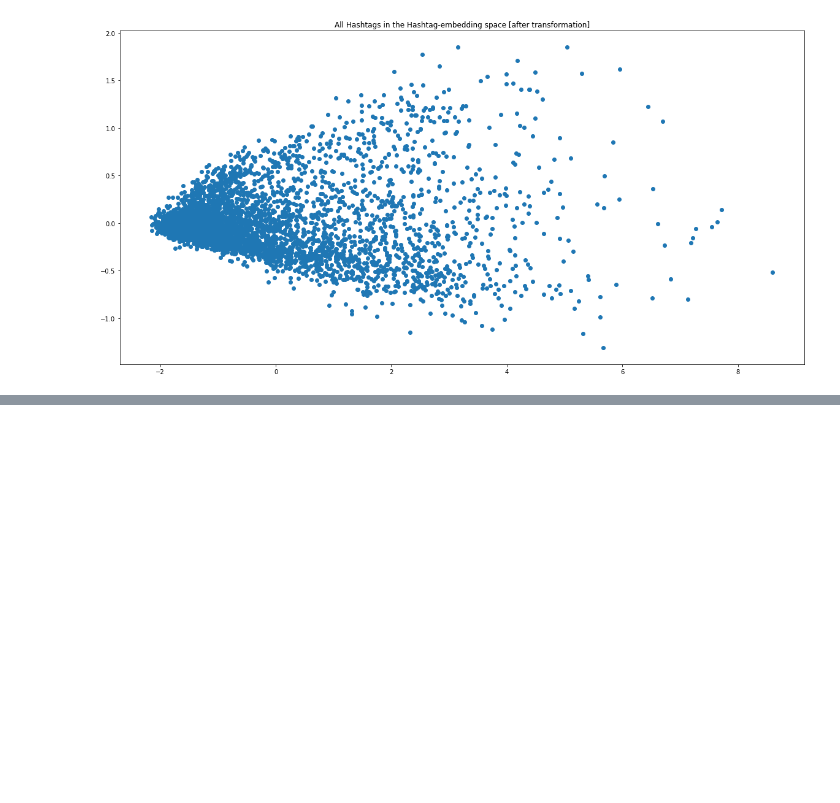
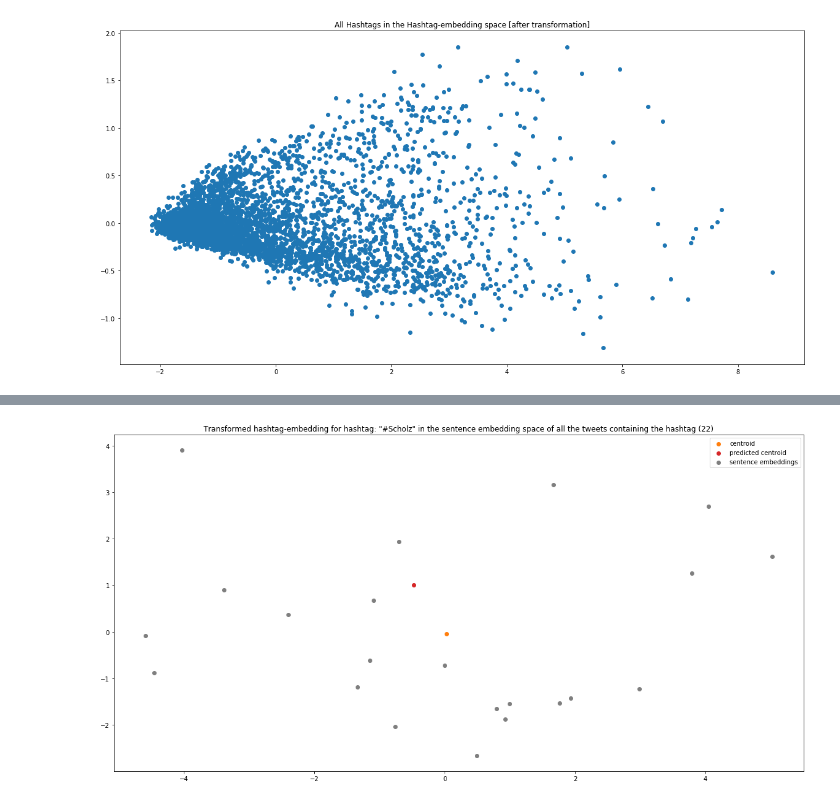
Before and after one commit to danielmuellerdev/HASHET, a Jupyter notebook: display_data.ipynb, the cells around one changed output, grey strips where cells are left out. Cells and saved outputs as stored; diff of their text form; code cells hidden in the pictures; blank space fills up the shorter version.

```diff
--- a/display_data.ipynb
+++ b/display_data.ipynb
@@ -187,0 +227,4 @@ hashtag_visualizer.plot_hashtags_with_topics(
+# %%
+hashtag_visualizer.plot_a_hashtag('#Scholz', sent_emb_model)
+# %% [output]
+[figure, added]
```
Also changed, not shown: parts of 11 cells of this notebook.
